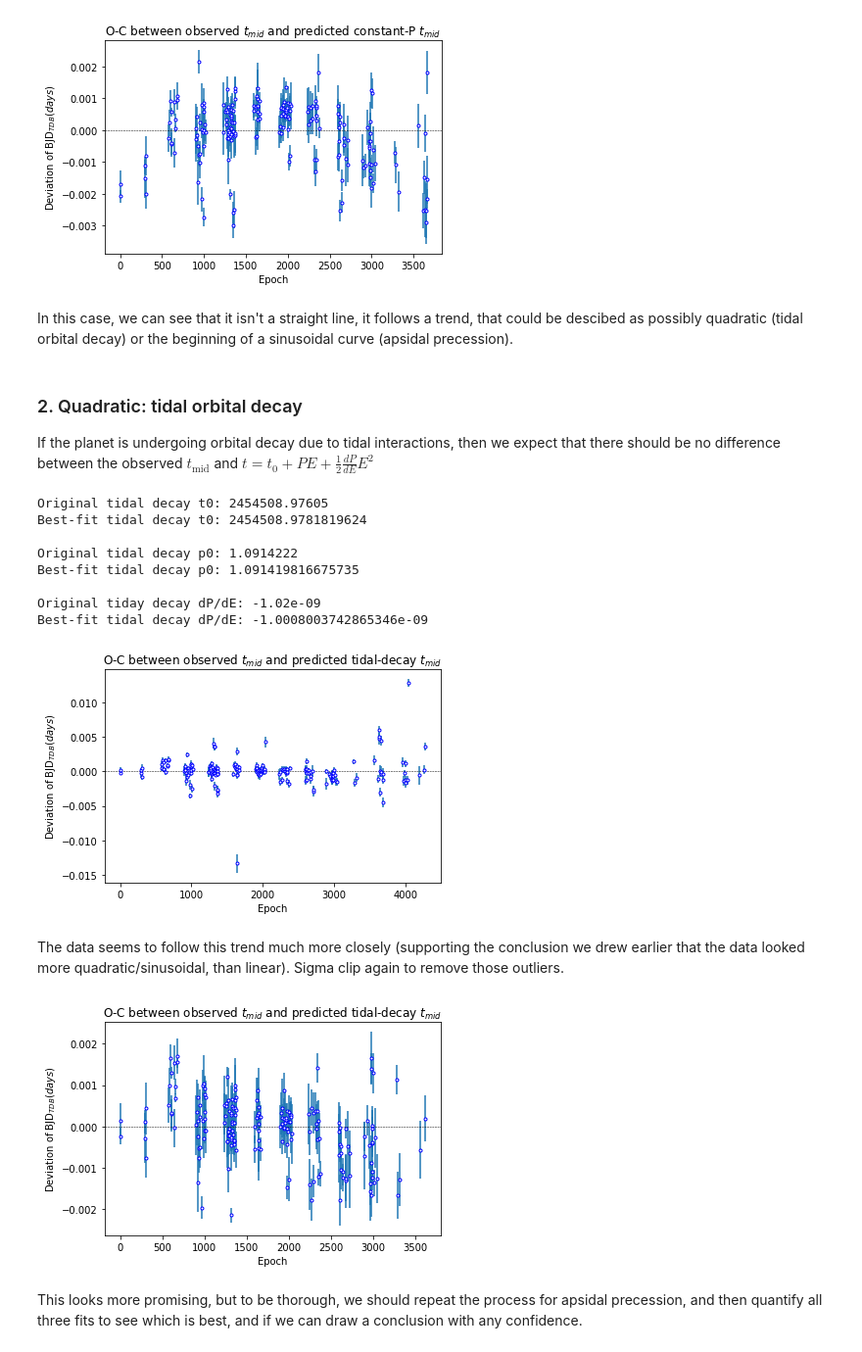
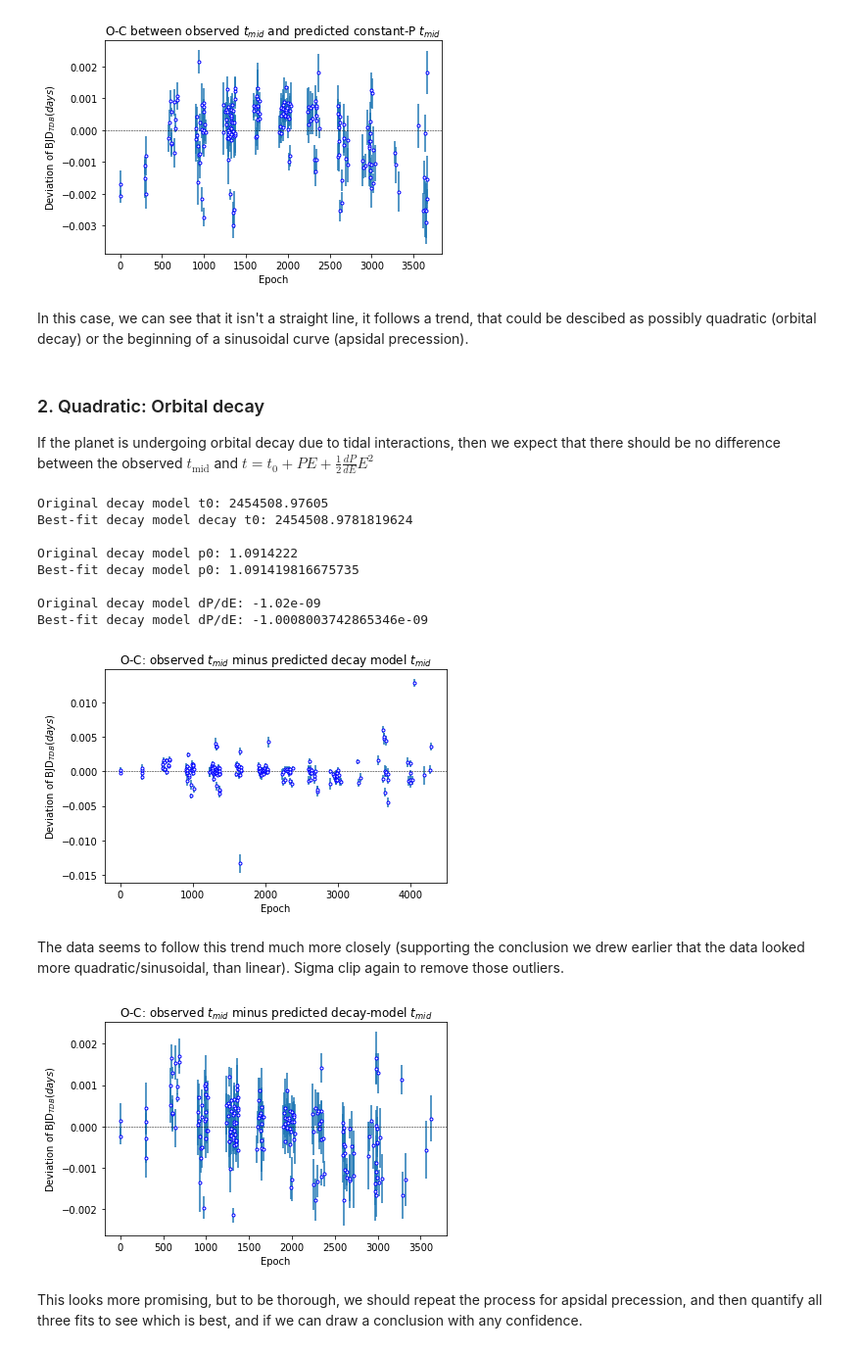
Before and after one commit to ross-dobson/TOTEMS, a Jupyter notebook: TOTEMS.ipynb, the cells around one changed output. Shown at 98% size. Cells and saved outputs as stored; diff of their text form; code cells hidden in the pictures.

```diff
--- a/TOTEMS.ipynb
+++ b/TOTEMS.ipynb
@@ -568,14 +577,14 @@ plt.show()
 # %% [output]
 [figure]
 # %% [markdown]
-In this case, we can see that it isn't a straight line, it follows a trend, that could be descibed as possibly quadratic (tidal orbital decay) or the beginning of a sinusoidal curve (apsidal precession).
+In this case, we can see that it isn't a straight line, it follows a trend, that could be descibed as possibly quadratic (orbital decay) or the beginning of a sinusoidal curve (apsidal precession).
 # %% [markdown]
-### 2. Quadratic: tidal orbital decay
+### 2. Quadratic: Orbital decay
 
 If the planet is undergoing orbital decay due to tidal interactions, then we expect that there should be no difference between the observed $t_\text{mid}$ and $t=t_0+PE+\frac{1}{2}\frac{dP}{dE}E^2$
 # %%
-def tidal_decay(E,t0,P,dPdE): #alpha = 0.5DP/DE #Defining the equation parameters in the model equation
-    '''Formula for circular orbit with constant period.
+def decay_model(E,t0,P,dPdE):
+    '''Formula for orbital decay due to tidal interaction. Quadratic decay term.
 
     Parameters
     ----------
@@ -596,64 +605,67 @@ def tidal_decay(E,t0,P,dPdE): #alpha = 0.5DP/DE #Defining the equation parameter
     return t0+(P*E)+(0.5*dPdE*(E**2))  #defining the equation to be modelled
 # %%
 param_guess = [wasp12_etd_t0, wasp12_etd_p0, wasp12_dPdE]
-pars_tidal, cov_tidal = curve_fit(tidal_decay, data.epoch, data.tmid, param_guess, method='lm')
+pars_decay, cov_decay = curve_fit(decay_model, data.epoch, data.tmid, param_guess, method='lm')
 
-# so this should be the t_0 and P_guess that minimise chi-sq
-t0_tidal, p0_tidal, dPdE_tidal = pars_tidal
+# The t_0 and P_guess that best fit decay_model to the observed mid-times
+t0_decay, p0_decay, dPdE_decay = pars_decay
 
-print("Original tidal decay t0:", param_guess[0])
-print("Best-fit tidal decay t0:", t0_linear)
+print("Original decay model t0:", param_guess[0])
+print("Best-fit decay model decay t0:", t0_linear)
 
-print("\nOriginal tidal decay p0:", param_guess[1])
-print("Best-fit tidal decay p0:", p0_linear)
+print("\nOriginal decay model p0:", param_guess[1])
+print("Best-fit decay model p0:", p0_linear)
 
-print("\nOriginal tiday decay dP/dE:", param_guess[2])
-print("Best-fit tidal decay dP/dE:", dPdE_tidal)
+print("\nOriginal decay model dP/dE:", param_guess[2])
+print("Best-fit decay model dP/dE:", dPdE_decay)
 # %% [output]
-Original tidal decay t0: 2454508.97605
-Best-fit tidal decay t0: 2454508.9781819624
+Original decay model t0: 2454508.97605
+Best-fit decay model decay t0: 2454508.9781819624
 
-Original tidal decay p0: 1.0914222
-Best-fit tidal decay p0: 1.091419816675735
+Original decay model p0: 1.0914222
+Best-fit decay model p0: 1.091419816675735
 
-Original tiday decay dP/dE: -1.02e-09
-Best-fit tidal decay dP/dE: -1.0008003742865346e-09
+Original decay model dP/dE: -1.02e-09
+Best-fit decay model dP/dE: -1.0008003742865346e-09
 # %%
 plt.figure()
 
 # Use the formula to generate the expected tmid at each epoch we have observations at
-tmid_tidal = data['epoch'].apply(lambda E: tidal_decay(E, t0_tidal, p0_tidal, dPdE_tidal))
+tmid_decay = data['epoch'].apply(lambda E: decay_model(E, t0_decay, p0_decay, dPdE_decay))
 
 # O-C between our observed tmids and these expected tmids
-OC_tidal = pd.Series(data=(data['tmid'] - tmid_tidal))
+OC_decay = pd.Series(data=(data['tmid'] - tmid_decay))
 
-plt.errorbar(data['epoch'], OC_tidal, xerr=0, yerr=data['err'], linestyle='None', marker='.', mfc="w", mec="b")
+plt.errorbar(data['epoch'], OC_decay, xerr=0, yerr=data['err'], linestyle='None', marker='.', mfc="w", mec="b")
 plt.axhline(y=0, xmin=0.0, xmax=1.0, color='black', linestyle='dashed', linewidth=0.5)
 plt.ylabel('Deviation of BJD$_{TDB} (days)$')
 plt.xlabel('Epoch')
-plt.title('O-C between observed $t_{mid}$ and predicted tidal-decay $t_{mid}$')
+plt.title('O-C: observed $t_{mid}$ minus predicted decay model $t_{mid}$')
 plt.show()
 # %% [output]
-[figure, old version]
+[figure, new version]
 # %% [markdown]
 The data seems to follow this trend much more closely (supporting the conclusion we drew earlier that the data looked more quadratic/sinusoidal, than linear). Sigma clip again to remove those outliers.
 # %%
 # 3 Sigma-clip the OC Series
-OC_tidal_clipped, low, upp = sigmaclip(OC_tidal, low=3.0, high=3.0)
+OC_decay_clipped, low, upp = sigmaclip(OC_decay, low=3.0, high=3.0)
 
-OC_tidal_clipped = pd.Series(data=OC_tidal_clipped)
+OC_decay_clipped = pd.Series(data=OC_decay_clipped)
 
-# Apply the index to the main DataFrame
-data_tidal = data.loc[OC_tidal_clipped.index]
+# Apply the index to the observed mid-times dataframe
+data_decay = data.loc[OC_decay_clipped.index]
 
-plt.errorbar(data_tidal['epoch'], OC_tidal_clipped, xerr=0, yerr=data_tidal['err'], linestyle='None', marker='.', mfc="w", mec="b")
+# Apply the index to the calculated mid-times
+tmid_decay = tmid_decay.loc[OC_decay_clipped.index]
+
+plt.errorbar(data_decay['epoch'], OC_decay_clipped, xerr=0, yerr=data_decay['err'], linestyle='None', marker='.', mfc="w", mec="b")
 plt.axhline(y=0, xmin=0.0, xmax=1.0, color='black', linestyle='dashed', linewidth=0.5)
 plt.ylabel('Deviation of BJD$_{TDB} (days)$')
 plt.xlabel('Epoch')
-plt.title('O-C between observed $t_{mid}$ and predicted tidal-decay $t_{mid}$')
+plt.title('O-C: observed $t_{mid}$ minus predicted decay-model $t_{mid}$')
 plt.show()
 # %% [output]
-[figure, old version]
+[figure, new version]
 # %% [markdown]
 This looks more promising, but to be thorough, we should repeat the process for apsidal precession, and then quantify all three fits to see which is best, and if we can draw a conclusion with any confidence.
 # %% [markdown]
```
Also changed, not shown: parts of 53 cells of this notebook.
